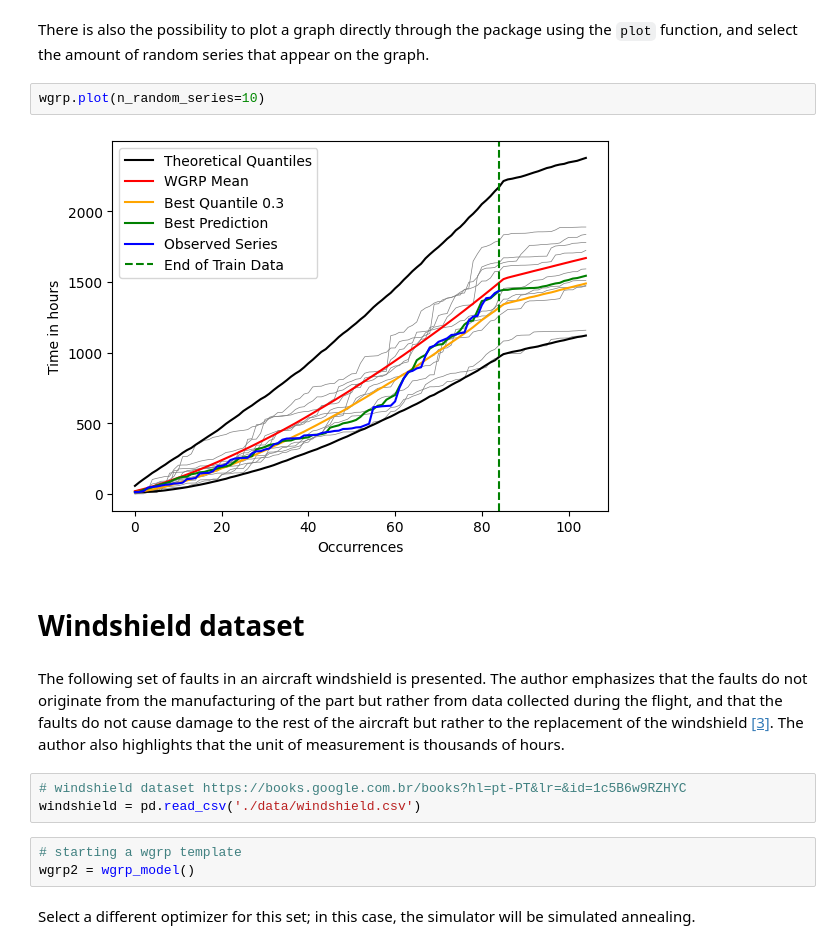
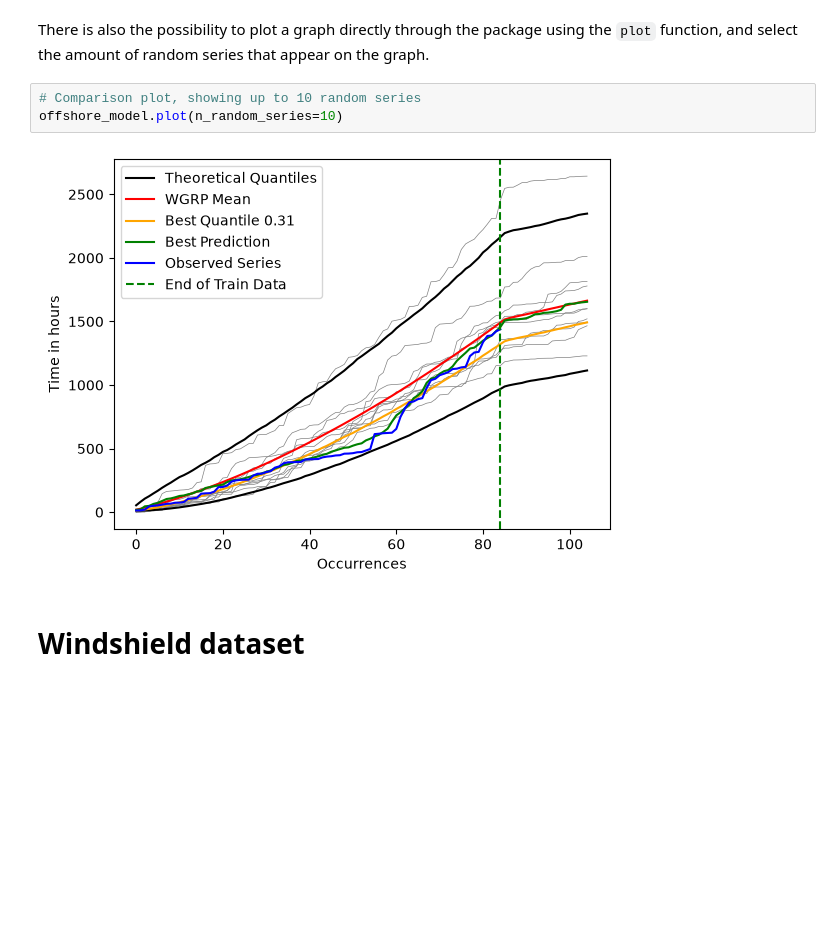
Before and after one commit to danttis/wgrp, a Jupyter notebook: Example_of_use.ipynb, the cells around one changed output. Drawn from its saved outputs; the diff is of its cells as text; blank space fills up the shorter version.

```diff
--- a/Example_of_use.ipynb
+++ b/Example_of_use.ipynb
@@ -88,18 +93,9 @@ wgrp.df_
 # %% [markdown]
 There is also the possibility to plot a graph directly through the package using the `plot` function, and select the amount of random series that appear on the graph.
-# %%
-wgrp.plot(n_random_series=10)
-# %% [output]
-[figure, removed]
+# %%
+# Comparison plot, showing up to 10 random series
+offshore_model.plot(n_random_series=10)
+# %% [output]
+[figure, added]
 # %% [markdown]
 # Windshield dataset
-# %% [markdown]
-The following set of faults in an aircraft windshield is presented. The author emphasizes that the faults do not originate from the manufacturing of the part but rather from data collected during the flight, and that the faults do not cause damage to the rest of the aircraft but rather to the replacement of the windshield [[3]](https://books.google.com.br/books?hl=pt-PT&lr=&id=1c5B6w9RZHYC). The author also highlights that the unit of measurement is thousands of hours.
-# %%
-# windshield dataset https://books.google.com.br/books?hl=pt-PT&lr=&id=1c5B6w9RZHYC
-windshield = pd.read_csv('./data/windshield.csv')
-# %%
-# starting a wgrp template
-wgrp2 = wgrp_model()
-# %% [markdown]
-Select a different optimizer for this set; in this case, the simulator will be simulated annealing.
```
Also changed, not shown: parts of 46 cells of this notebook.
